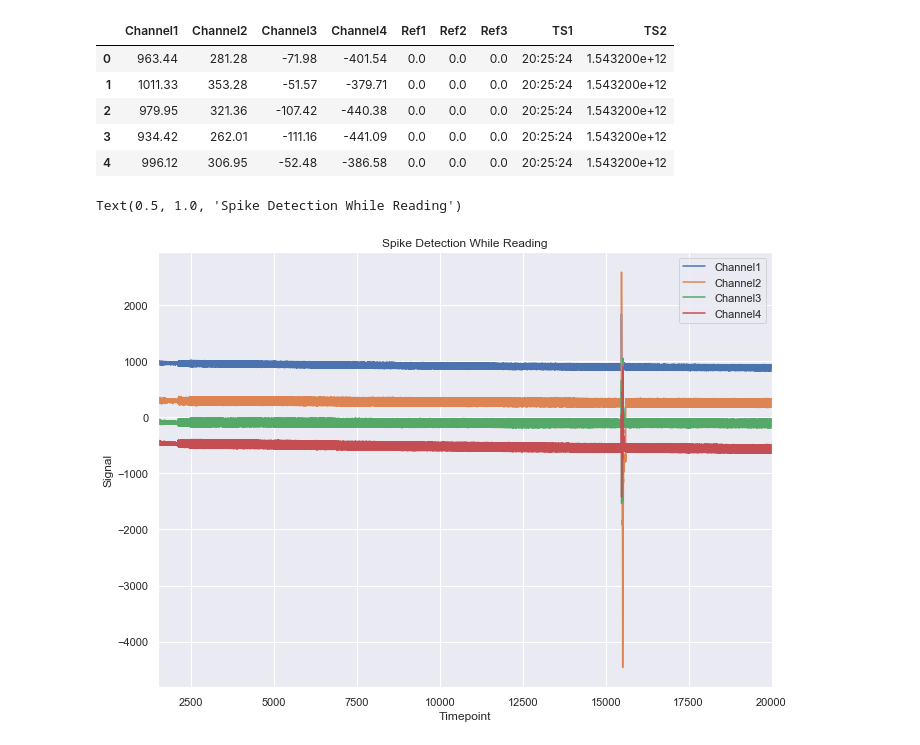
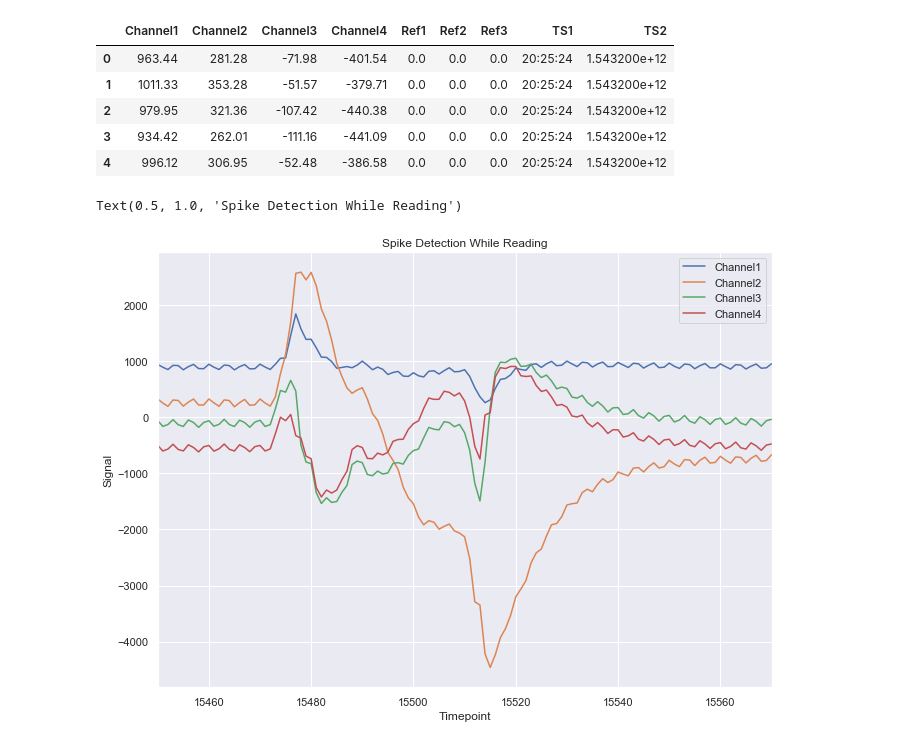
Before and after one commit to EdyVision/neuroscience-ml-experiments, a Jupyter notebook: cognitive-load/kaggle-self-experiment/Reading_EEG_Analysis.ipynb, the cells around one changed output. Drawn from its saved outputs; the diff is of its cells as text; code cells hidden in the pictures.

```diff
--- a/cognitive-load/kaggle-self-experiment/Reading_EEG_Analysis.ipynb
+++ b/cognitive-load/kaggle-self-experiment/Reading_EEG_Analysis.ipynb
@@ -30,14 +30,14 @@ newData.head()
 # %%
 # At a glance, we have four channels, three separate references, and two timestamps, a human readable one and one that is ... not so much.
 
 # We can break up each channel and view their change as a function of time using the more readable timestamp as the label but TS2 as the Y value. Let's use Seaborn for our Timeseries data: https://seaborn.pydata.org/examples/errorband_lineplots.html
 
 sns.set(rc={'figure.figsize':(11, 8)})
 channels_plot = ['Channel1', 'Channel2', 'Channel3', 'Channel4']
-ax = newData.loc['15000':'20000', channels_plot].plot()
+ax = newData.loc[15450:15570, channels_plot].plot()
 ax.set_ylabel('Signal')
 ax.set_xlabel('Timepoint')
 ax.set_title('Spike Detection While Reading')
 # %% [output]
 Text(0.5, 1.0, 'Spike Detection While Reading')
-[figure, old version]
+[figure, new version]
```
Also changed, not shown: 1 other file.
